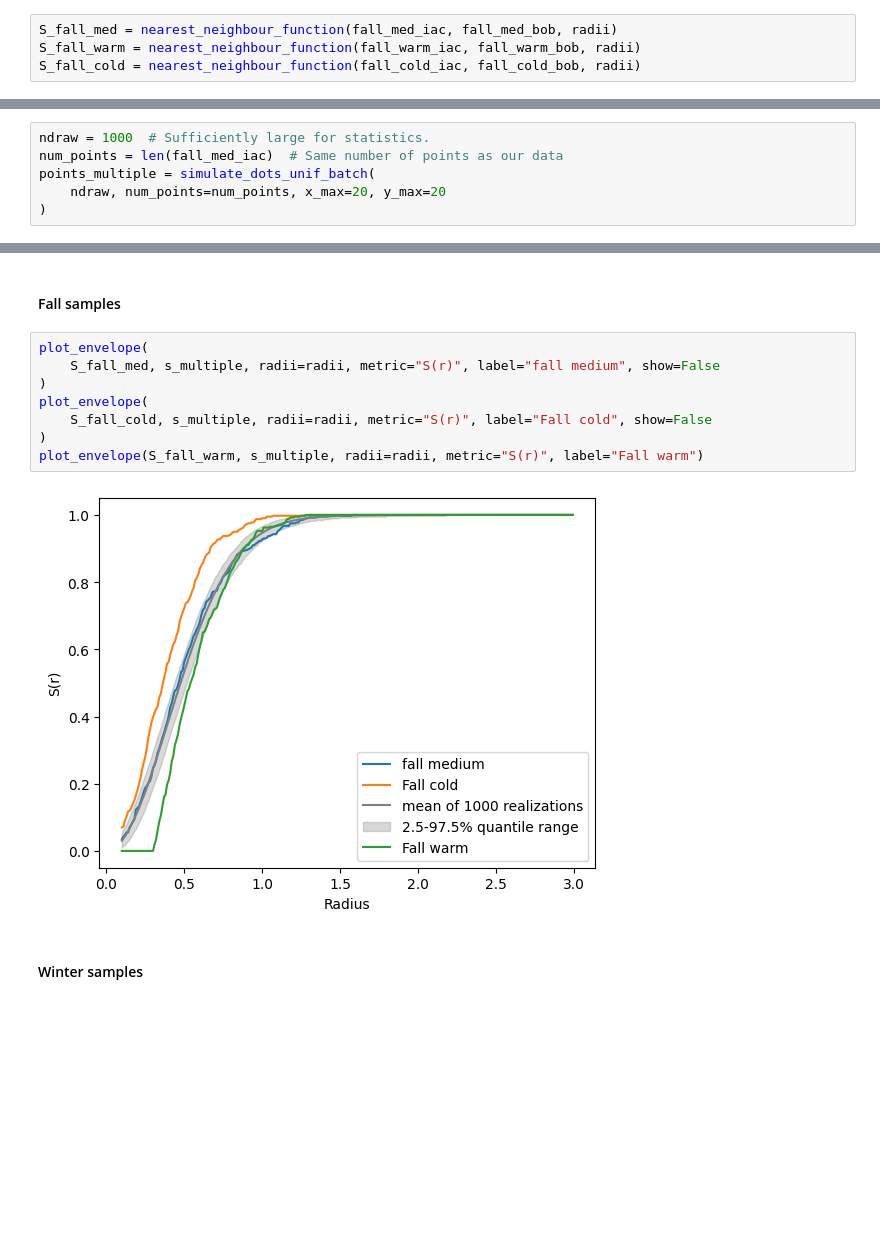
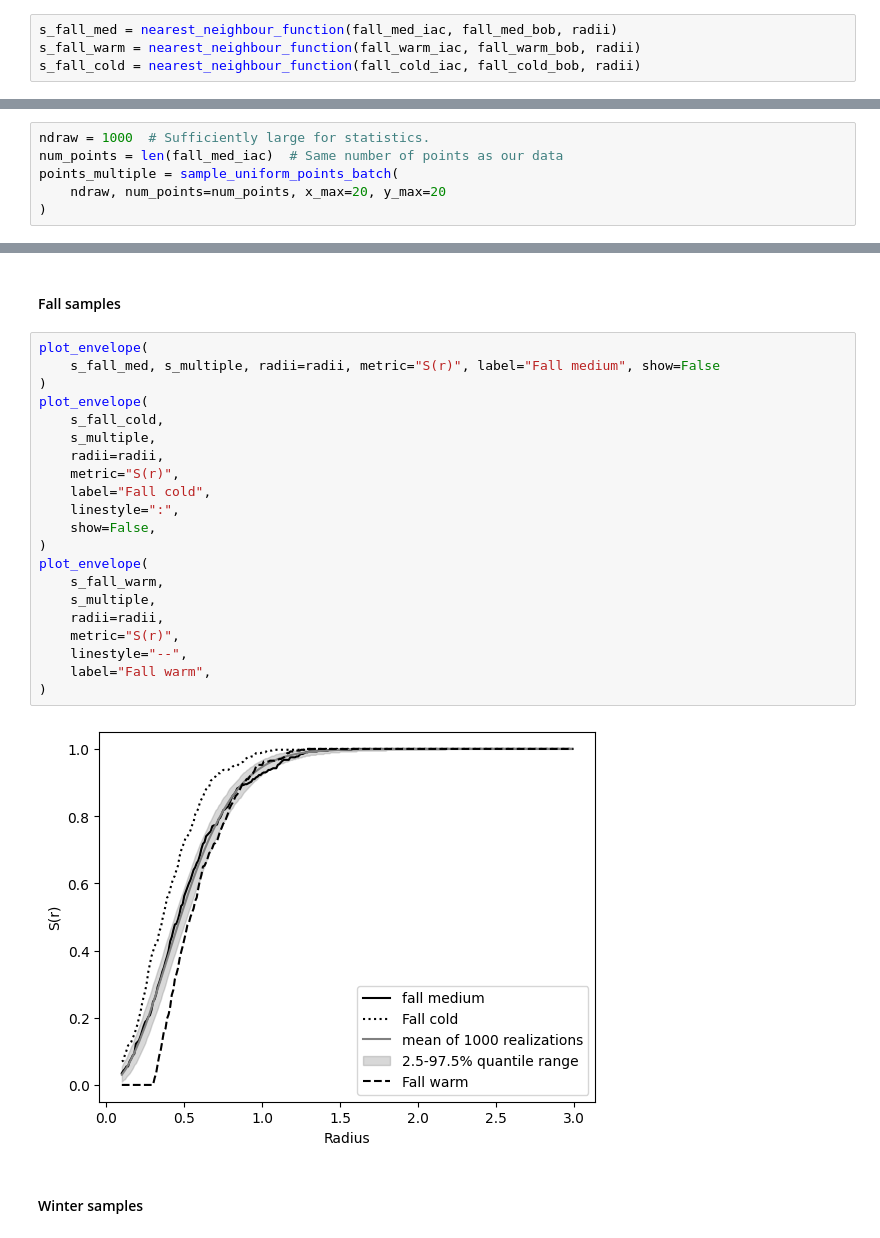
Before and after one commit to tlambert03/bobiac, a Jupyter notebook: content/08_colocalization/object_based_colocalization.ipynb, the cells around one changed output, grey strips where cells are left out. Drawn from its saved outputs; the diff is of its cells as text; blank space fills up the shorter version.

```diff
--- a/content/08_colocalization/object_based_colocalization.ipynb
+++ b/content/08_colocalization/object_based_colocalization.ipynb
@@ -255,7 +279,7 @@ radii = np.arange(0.1, 3, 0.01)
 # %% [markdown]
 #### Inspect the fall samples
 # %%
-S_fall_med = nearest_neighbour_function(fall_med_iac, fall_med_bob, radii)
-S_fall_warm = nearest_neighbour_function(fall_warm_iac, fall_warm_bob, radii)
-S_fall_cold = nearest_neighbour_function(fall_cold_iac, fall_cold_bob, radii)
+s_fall_med = nearest_neighbour_function(fall_med_iac, fall_med_bob, radii)
+s_fall_warm = nearest_neighbour_function(fall_warm_iac, fall_warm_bob, radii)
+s_fall_cold = nearest_neighbour_function(fall_cold_iac, fall_cold_bob, radii)
 # %%
@@ -522,7 +595,7 @@ def simulate_dots_unif_batch(
 # %%
 ndraw = 1000  # Sufficiently large for statistics.
 num_points = len(fall_med_iac)  # Same number of points as our data
-points_multiple = simulate_dots_unif_batch(
+points_multiple = sample_uniform_points_batch(
     ndraw, num_points=num_points, x_max=20, y_max=20
 )
 # %% [markdown]
@@ -648,14 +751,27 @@ for i in range(ndraw):
 #### Fall samples
 # %%
 plot_envelope(
-    S_fall_med, s_multiple, radii=radii, metric="S(r)", label="fall medium", show=False
+    s_fall_med, s_multiple, radii=radii, metric="S(r)", label="Fall medium", show=False
 )
 plot_envelope(
-    S_fall_cold, s_multiple, radii=radii, metric="S(r)", label="Fall cold", show=False
+    s_fall_cold,
+    s_multiple,
+    radii=radii,
+    metric="S(r)",
+    label="Fall cold",
+    linestyle=":",
+    show=False,
 )
-plot_envelope(S_fall_warm, s_multiple, radii=radii, metric="S(r)", label="Fall warm")
+plot_envelope(
+    s_fall_warm,
+    s_multiple,
+    radii=radii,
+    metric="S(r)",
+    linestyle="--",
+    label="Fall warm",
+)
 # %% [output]
-[figure, old version]
+[figure, new version]
 # %% [markdown]
 #### Winter samples
 # %%
```
Also changed, not shown: parts of 27 cells of this notebook.
